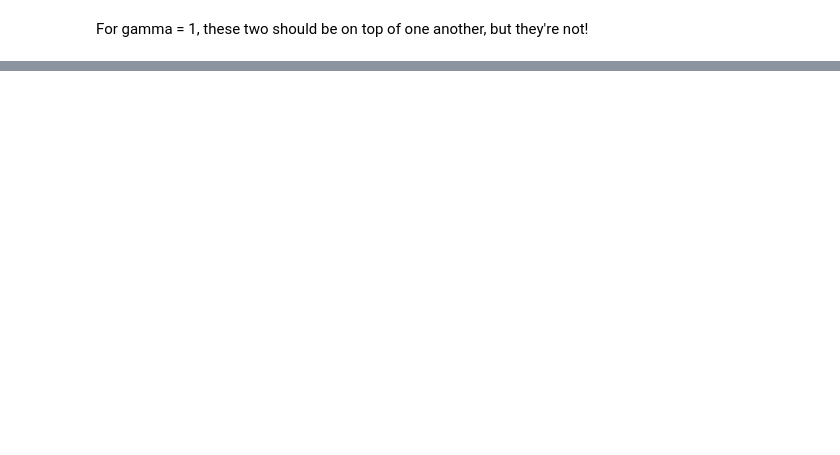
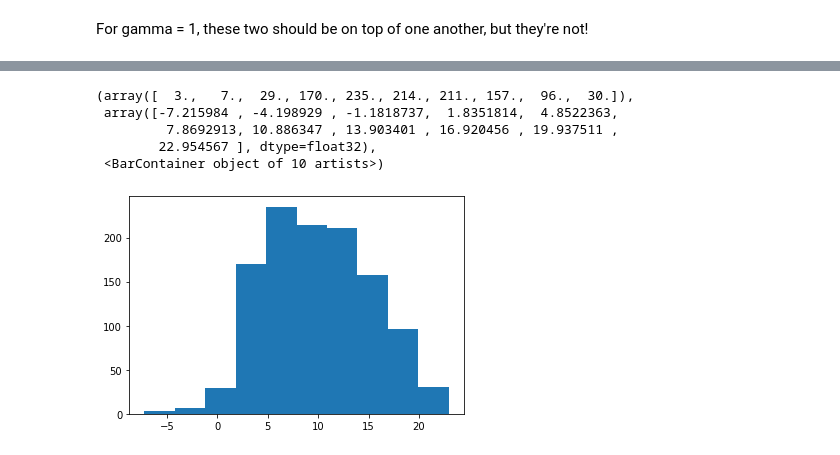
Before and after one commit to jtamanas/FNF4HEP, a Jupyter notebook: CrimeExample.ipynb, the cells around one changed output, grey strips where cells are left out. Cells and saved outputs as stored; diff of their text form; code cells hidden in the pictures; blank space fills up the shorter version.

```diff
--- a/CrimeExample.ipynb
+++ b/CrimeExample.ipynb
@@ -222,4 +221,4 @@ tensor(0.9000, grad_fn=<AbsBackward0>)
 idx = (data_file["context"] == 0).flatten()
 data_0 = data_file["data"][idx]
 data_1 = data_file["data"][~idx]
-mu_star_0_avg, mu_star_1_avg, stat_dist = Fair.optimal_adversary(data_0, data_1, context_0=None, context_1=None, probability_flow=probability_flow)
+mu_star_0_avg, mu_star_1_avg, stat_dist, P_Z0_z0, P_Z1_z1, P_Z0_z1, P_Z1_z0 = Fair.optimal_adversary(data_0, data_1, context_0=None, context_1=None, probability_flow=probability_flow)
@@ -226,3 +229,13 @@ mu_star_0_avg, mu_star_1_avg, stat_dist = Fair.optimal_adversary(data_0, data_1,
+# %%
+
+plt.hist((P_Z1_z0-P_Z0_z0).detach().numpy())
+# %% [output]
+(array([  3.,   7.,  29., 170., 235., 214., 211., 157.,  96.,  30.]),
+ array([-7.215984 , -4.198929 , -1.1818737,  1.8351814,  4.8522363,
+         7.8692913, 10.886347 , 13.903401 , 16.920456 , 19.937511 ,
+        22.954567 ], dtype=float32),
+ <BarContainer object of 10 artists>)
+[figure, added]
 # %%
 print(f'mu0 = {mu_star_0_avg}, mu1 = {mu_star_1_avg}, stat_dist = {stat_dist}')
 # %% [output]
```
Also changed, not shown: parts of 13 cells of this notebook, 5 other files.
